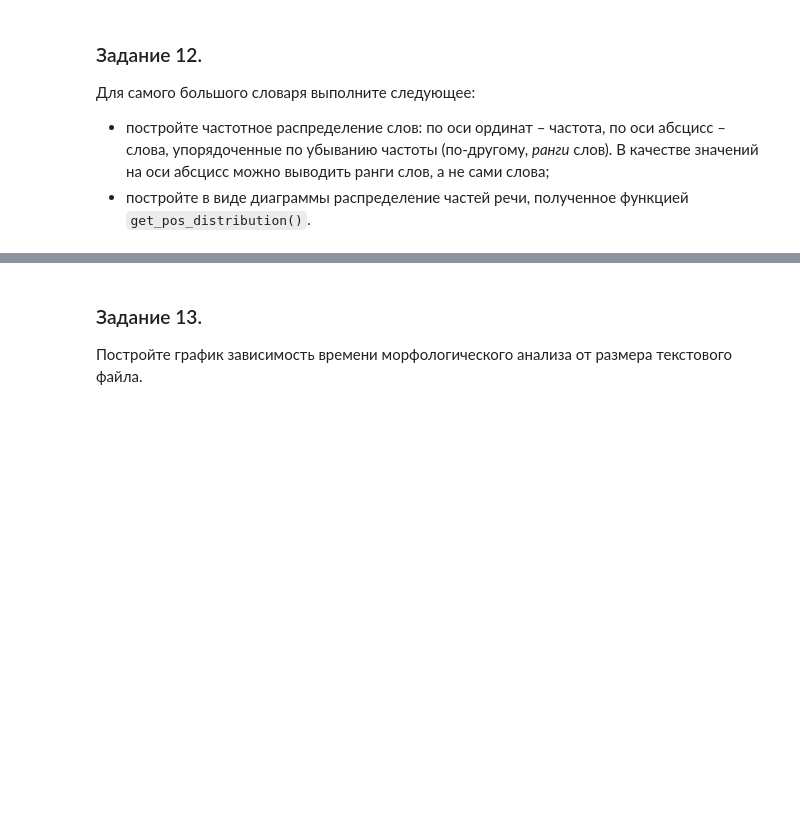
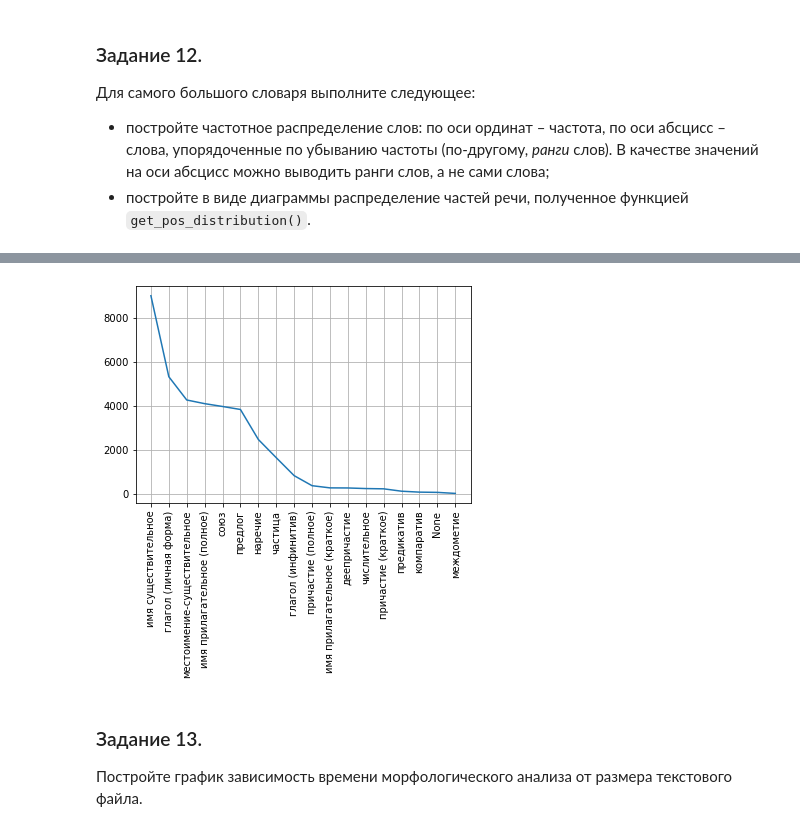
Before and after one commit to EnergyWork/NeuralNetworks-university-course, a Jupyter notebook: NN-2/lab1/lab1_course2.ipynb, the cells around one changed output, grey strips where cells are left out. Cells and saved outputs as stored; diff of their text form; code cells hidden in the pictures; blank space fills up the shorter version.

```diff
--- a/NN-2/lab1/lab1_course2.ipynb
+++ b/NN-2/lab1/lab1_course2.ipynb
@@ -315,3 +470,21 @@ save_dictionary_2(get_pos_distribution(get_dictionary(parse_text(text_example)))
+# %%
+def task2():
+    path, filename = get_path_to_results()
+    with open(os.path.join(path, f"pos_distribution_{os.path.splitext(filename)[0]}.json"), "r", encoding='utf-8') as f:
+        dict_data = json.load(f)
+    # form new dict for plot: { pos : count_words, ... }
+    dict_plot = {}
+    for k, v in dict_data.items():
+        dict_plot.update({k : v[COUNT]})
+    # create plot
+    dict_plot = dict(sorted(dict_plot.items(), key=(lambda x: x[1]), reverse=True))
+    plt.plot(dict_plot.keys(), dict_plot.values())
+    plt.grid()
+    plt.xticks(rotation=90)
+# %%
+task2()
+# %% [output]
+[figure, added]
 # %% [markdown]
 ### Задание 13.
 Постройте график зависимость времени морфологического анализа от размера текстового файла.
```
Also changed, not shown: parts of 35 cells of this notebook, 6 other files.
